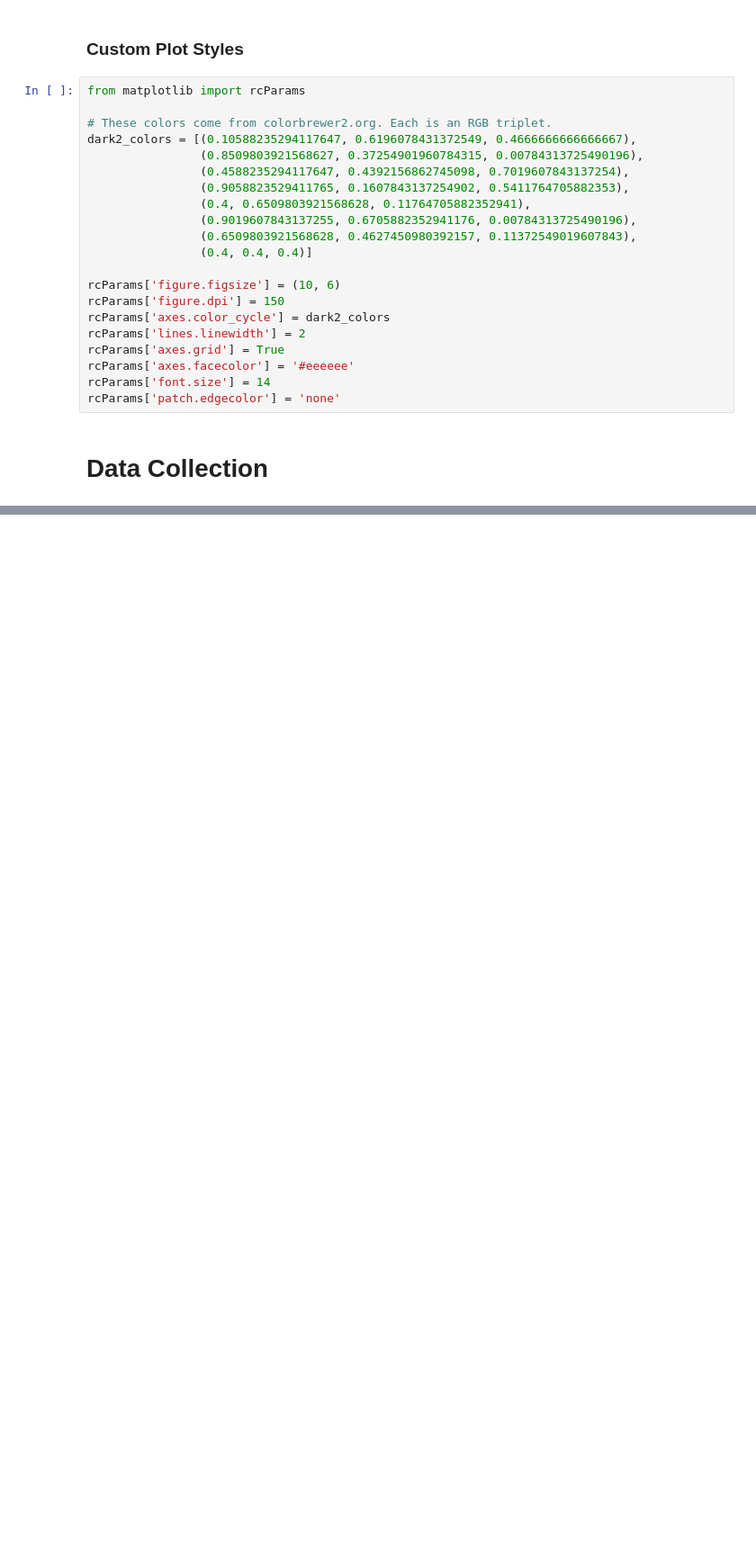
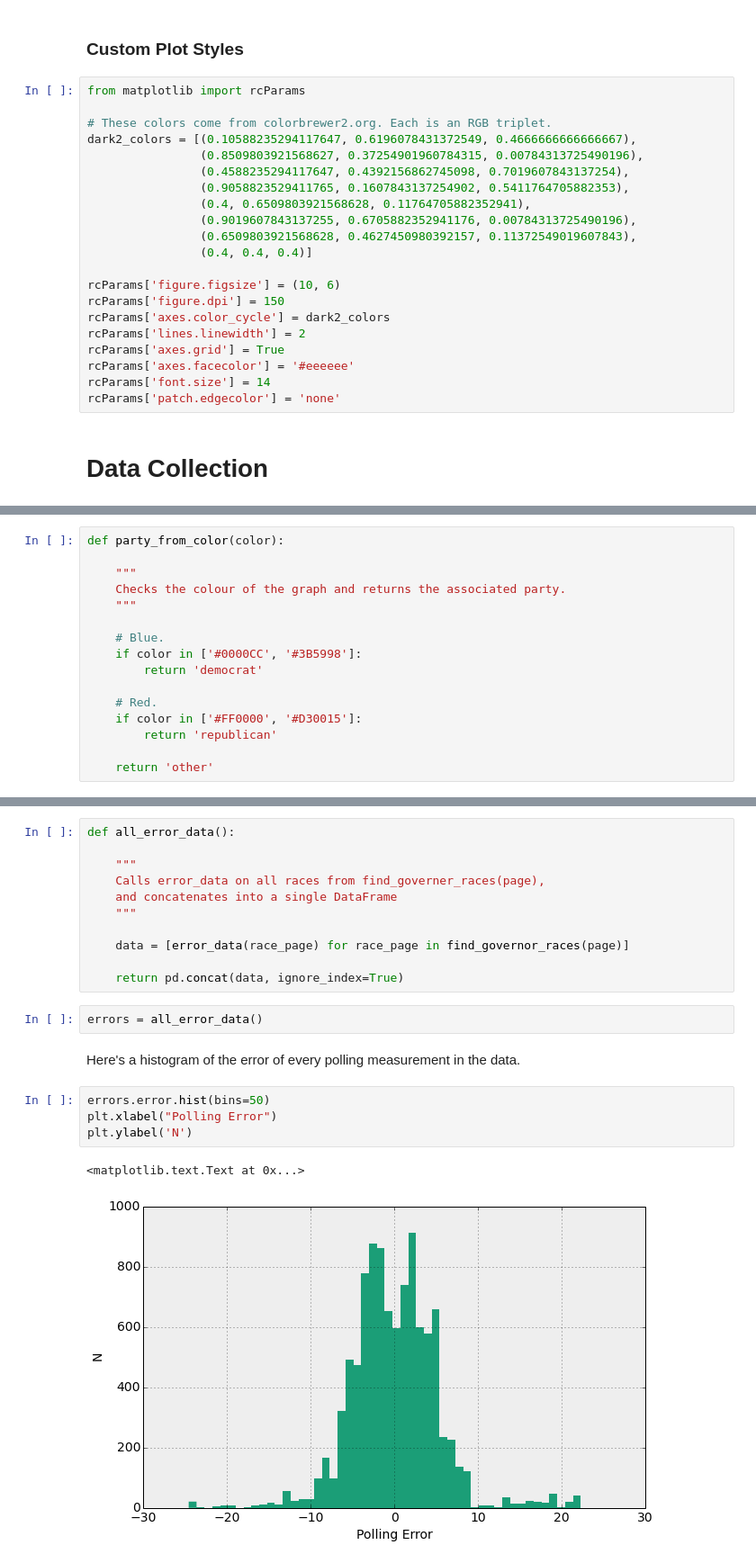
Before and after one commit to chrisdaly/Data-Analytics, a Jupyter notebook: Governor Race Predictions/Governor Race Predictions Notebook.ipynb, the cells around one changed output, grey strips where cells are left out. Shown at 90% size. Saved outputs shown, nothing was run; the diff lists cells and outputs as text; blank space fills up the shorter version.

```diff
--- a/Governor Race Predictions/Governor Race Predictions Notebook.ipynb
+++ b/Governor Race Predictions/Governor Race Predictions Notebook.ipynb
@@ -43,0 +356,16 @@ rcParams['patch.edgecolor'] = 'none'
+# %%
+def party_from_color(color):
+
+    """
+    Checks the colour of the graph and returns the associated party.
+    """
+
+    # Blue.
+    if color in ['#0000CC', '#3B5998']:
+        return 'democrat'
+
+    # Red.
+    if color in ['#FF0000', '#D30015']:
+        return 'republican'
+
+    return 'other'
@@ -43,0 +445,22 @@ rcParams['patch.edgecolor'] = 'none'
+# %%
+def all_error_data():
+
+    """
+    Calls error_data on all races from find_governer_races(page),
+    and concatenates into a single DataFrame
+    """
+
+    data = [error_data(race_page) for race_page in find_governor_races(page)]
+
+    return pd.concat(data, ignore_index=True)
+# %%
+errors = all_error_data()
+# %% [markdown]
+Here's a histogram of the error of every polling measurement in the data.
+# %%
+errors.error.hist(bins=50)
+plt.xlabel("Polling Error")
+plt.ylabel('N')
+# %% [output]
+<matplotlib.text.Text at 0x...>
+[figure, added]
```
Also changed, not shown: parts of 36 cells of this notebook, 1 other file.
